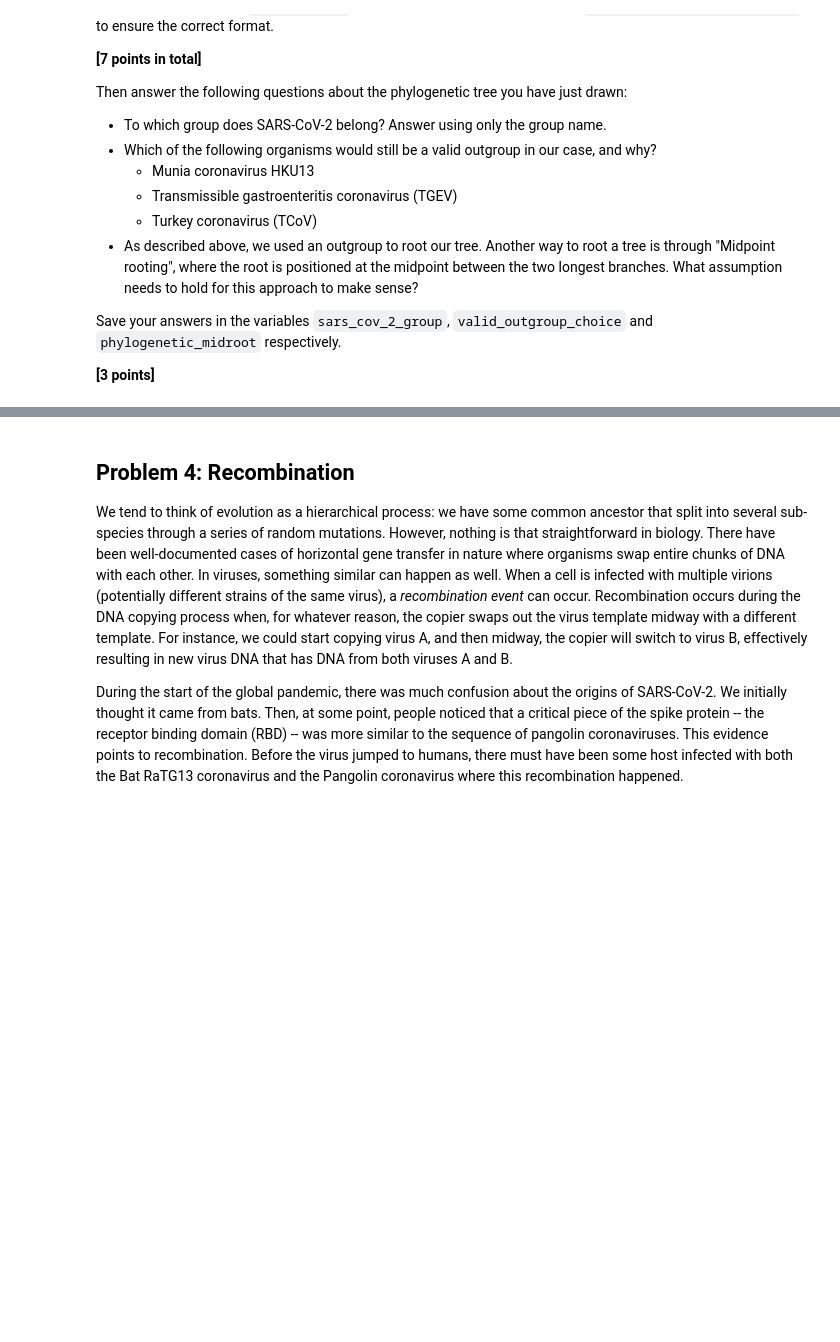
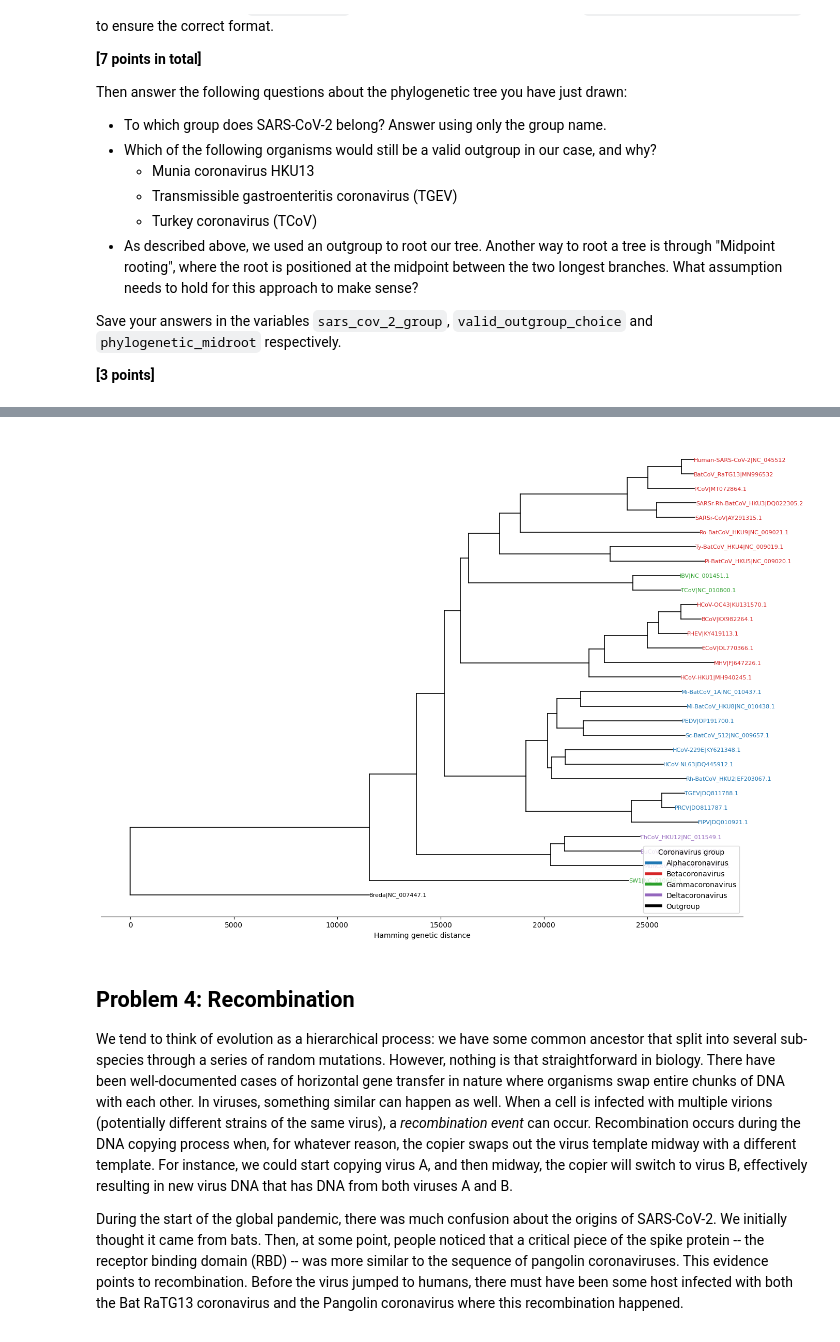
Before and after one commit to ehuang0411/assign_phylo, a Jupyter notebook: phylo_workbook.ipynb, the cells around one changed output, grey strips where cells are left out. Saved outputs shown, nothing was run; the diff lists cells and outputs as text; code cells hidden in the pictures; blank space fills up the shorter version.

```diff
--- a/phylo_workbook.ipynb
+++ b/phylo_workbook.ipynb
@@ -154,0 +247,87 @@ Save your answers in the variables `sars_cov_2_group`, `valid_outgroup_choice` a
+# %%
+# Part D
+import json
+import time
+from Bio import Entrez
+
+Entrez.email = "eva.huang@student.unsw.edu.au"
+
+def get_taxid(accession):
+    """Get the NCBI Taxonomy ID for a nucleotide accession."""
+    with Entrez.esummary(db="nucleotide", id=accession, retmode="json") as handle:
+        record = json.load(handle)
+
+    result = record["result"]
+    uid = result["uids"][0]
+
+    return result[uid]["taxid"]
+
+def get_lineage(taxid):
+    """Get the full NCBI taxonomy lineage for a taxonomy ID."""
+    with Entrez.efetch(db="taxonomy", id=taxid, retmode="xml") as handle:
+        record = Entrez.read(handle)
+
+    return [entry["ScientificName"] for entry in record[0]["LineageEx"]]
+
+def classify_coronavirus(lineage):
+    """Assign one of the four coronavirus groups from an NCBI lineage."""
+    lineage_set = set(lineage)
+
+    if "Alphacoronavirus" in lineage_set:
+        return "Alphacoronavirus"
+    if "Betacoronavirus" in lineage_set:
+        return "Betacoronavirus"
+    if "Gammacoronavirus" in lineage_set:
+        return "Gammacoronavirus"
+    if "Deltacoronavirus" in lineage_set:
+        return "Deltacoronavirus"
+
+    return "Outgroup"
+
+group_of = {}
+
+for name in names:
+    if "|" not in name:
+        raise ValueError(f"FASTA header does not contain name|accession: {name}")
+
+    accession = name.split("|")[-1].split(".")[0]
+
+    taxid = get_taxid(accession)
+    lineage = get_lineage(taxid)
+
+    group_of[name] = classify_coronavirus(lineage)
+
+    print(f"{name}: {group_of[name]}")
+    time.sleep(0.4)
+
+group_colors = {
+    "Alphacoronavirus": "tab:blue",
+    "Betacoronavirus": "tab:red",
+    "Gammacoronavirus": "tab:green",
+    "Deltacoronavirus": "tab:purple",
+    "Outgroup": "black"
+}
+
+leaf_colors = {
+    name: group_colors.get(group_of.get(name, "Unknown"), "black")
+    for name in names
+}
+
+fig, ax = plt.subplots(figsize=(14, 10))
+plot_nj_tree(
+    tree=rooted_tree,
+    ax=ax,
+    leaf_colors=leaf_colors,
+    fontsize=8,
+)
+
+handles = [
+    plt.Line2D([0], [0], color=color, lw=4, label=group)
+    for group, color in group_colors.items()
+]
+ax.legend(handles=handles, title="Coronavirus group", loc="lower right")
+
+plt.tight_layout()
+plt.savefig("problem3.svg", bbox_inches="tight")
+plt.show()
+# %% [output]
@@ -155,2 +351,3 @@ Save your answers in the variables `sars_cov_2_group`, `valid_outgroup_choice` a
+[figure, added]
 # %%
 sars_cov_2_group = """To which group does SARS-CoV-2 belong? Answer using only the group name."""
```
Also changed, not shown: parts of 12 cells of this notebook, 3 other files.
